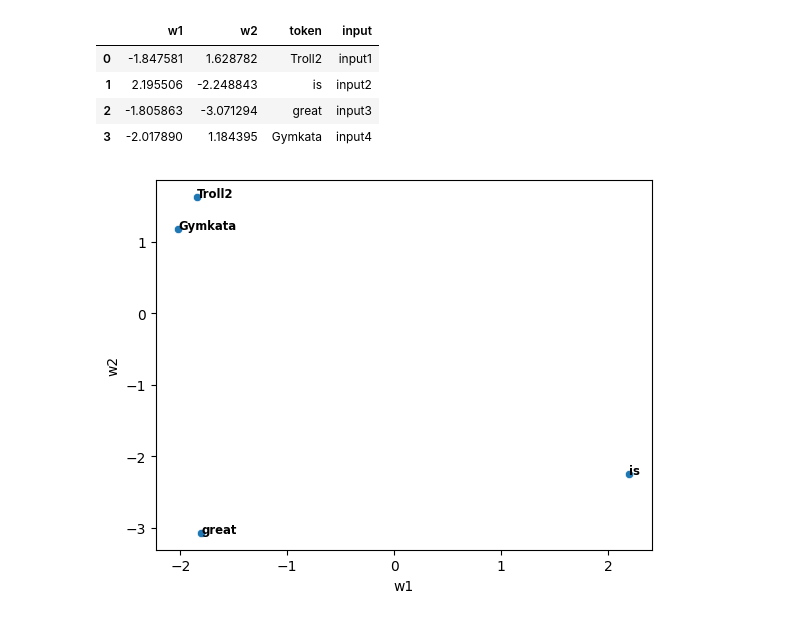
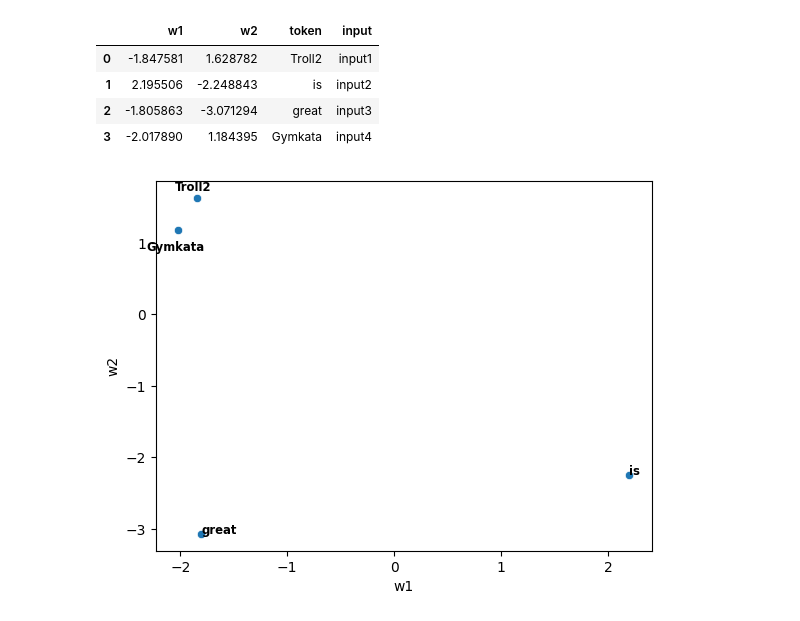
Before and after one commit to zaki982/Deep-Learning-using-PyTorch, a Jupyter notebook: Word Embedding with PyTorch + Lightning.ipynb, the cells around one changed output. Cells and saved outputs as stored; diff of their text form; code cells hidden in the pictures.

```diff
--- a/Word Embedding with PyTorch + Lightning.ipynb
+++ b/Word Embedding with PyTorch + Lightning.ipynb
@@ -186,11 +186,11 @@ df
 | 3 | -2.017890 | 1.184395 | Gymkata | input4 |
 # %%
 sns.scatterplot(data=df, x="w1", y="w2")
-plt.text(df.w1[0], df.w2[0], df.token[0], horizontalalignment="left",color="black",size='small',weight='semibold')
+plt.text(df.w1[0]-0.2, df.w2[0]+0.1, df.token[0], horizontalalignment="left",color="black",size='small',weight='semibold')
 plt.text(df.w1[1], df.w2[1], df.token[1], horizontalalignment="left",color="black",size='small',weight='semibold')
 plt.text(df.w1[2], df.w2[2], df.token[2], horizontalalignment="left",color="black",size='small',weight='semibold')
-plt.text(df.w1[3], df.w2[3], df.token[3], horizontalalignment="left",color="black",size='small',weight='semibold')
+plt.text(df.w1[3]-0.3, df.w2[3]-0.3, df.token[3], horizontalalignment="left",color="black",size='small',weight='semibold')
 
 plt.show()
 # %% [output]
-[figure, old version]
+[figure, new version]
```
